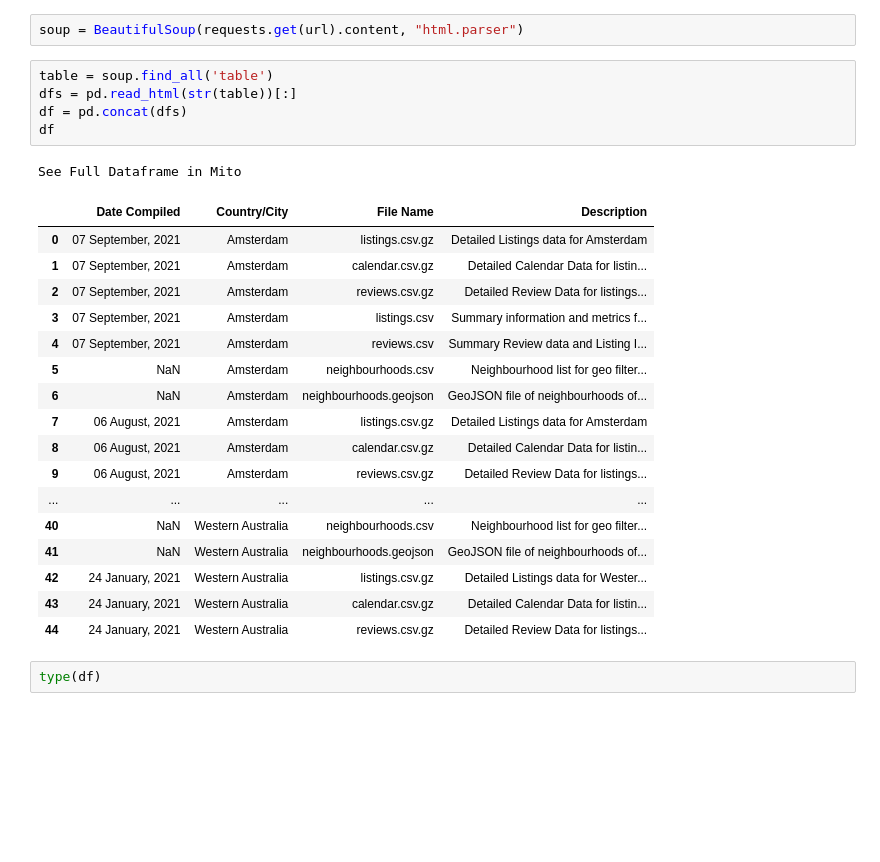
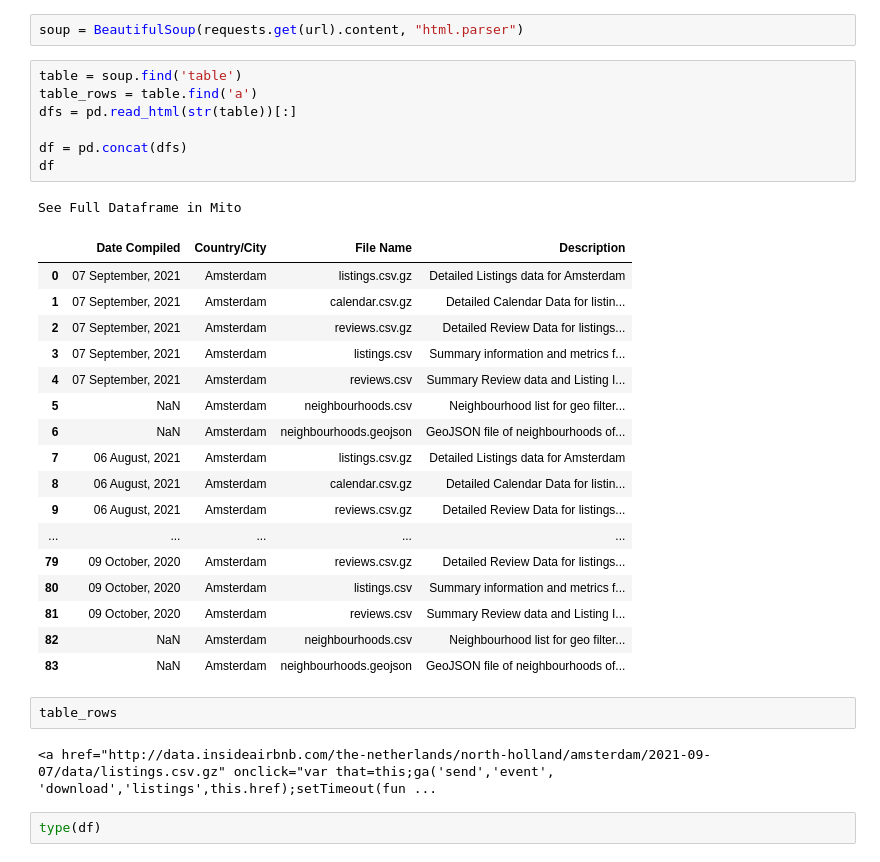
Before and after one commit to bme3412/Python, a Jupyter notebook: Projects/Airbnb/Airbnb.ipynb, the cells around one changed output. Saved outputs shown, nothing was run; the diff lists cells and outputs as text; blank space fills up the shorter version.

```diff
--- a/Projects/Airbnb/Airbnb.ipynb
+++ b/Projects/Airbnb/Airbnb.ipynb
@@ -35,29 +35,35 @@ h3 Zurich, ZÃ¼rich, Switzerland
 # %%
 soup = BeautifulSoup(requests.get(url).content, "html.parser")
 # %%
-table = soup.find_all('table')
+table = soup.find('table')
+table_rows = table.find('a')
 dfs = pd.read_html(str(table))[:]
+
 df = pd.concat(dfs)
 df
 # %% [output]
 See Full Dataframe in Mito
 |  | Date Compiled | Country/City | File Name | Description |
 | 0 | 07 September, 2021 | Amsterdam | listings.csv.gz | Detailed Listings data for Amsterdam |
 | 1 | 07 September, 2021 | Amsterdam | calendar.csv.gz | Detailed Calendar Data for listin... |
 | 2 | 07 September, 2021 | Amsterdam | reviews.csv.gz | Detailed Review Data for listings... |
 | 3 | 07 September, 2021 | Amsterdam | listings.csv | Summary information and metrics f... |
 | 4 | 07 September, 2021 | Amsterdam | reviews.csv | Summary Review data and Listing I... |
 | 5 | NaN | Amsterdam | neighbourhoods.csv | Neighbourhood list for geo filter... |
 | 6 | NaN | Amsterdam | neighbourhoods.geojson | GeoJSON file of neighbourhoods of... |
 | 7 | 06 August, 2021 | Amsterdam | listings.csv.gz | Detailed Listings data for Amsterdam |
 | 8 | 06 August, 2021 | Amsterdam | calendar.csv.gz | Detailed Calendar Data for listin... |
 | 9 | 06 August, 2021 | Amsterdam | reviews.csv.gz | Detailed Review Data for listings... |
 | ... | ... | ... | ... | ... |
-| 40 | NaN | Western Australia | neighbourhoods.csv | Neighbourhood list for geo filter... |
-| 41 | NaN | Western Australia | neighbourhoods.geojson | GeoJSON file of neighbourhoods of... |
-| 42 | 24 January, 2021 | Western Australia | listings.csv.gz | Detailed Listings data for Wester... |
-| 43 | 24 January, 2021 | Western Australia | calendar.csv.gz | Detailed Calendar Data for listin... |
-| 44 | 24 January, 2021 | Western Australia | reviews.csv.gz | Detailed Review Data for listings... |
+| 79 | 09 October, 2020 | Amsterdam | reviews.csv.gz | Detailed Review Data for listings... |
+| 80 | 09 October, 2020 | Amsterdam | listings.csv | Summary information and metrics f... |
+| 81 | 09 October, 2020 | Amsterdam | reviews.csv | Summary Review data and Listing I... |
+| 82 | NaN | Amsterdam | neighbourhoods.csv | Neighbourhood list for geo filter... |
+| 83 | NaN | Amsterdam | neighbourhoods.geojson | GeoJSON file of neighbourhoods of... |
+# %%
+table_rows
+# %% [output]
+<a href="http://data.insideairbnb.com/the-netherlands/north-holland/amsterdam/2021-09-07/data/listings.csv.gz" onclick="var that=this;ga('send','event', 'download','listings',this.href);setTimeout(fun ...
 # %%
 type(df)
 # %% [output]
```
Also changed, not shown: parts of 2 cells of this notebook.
